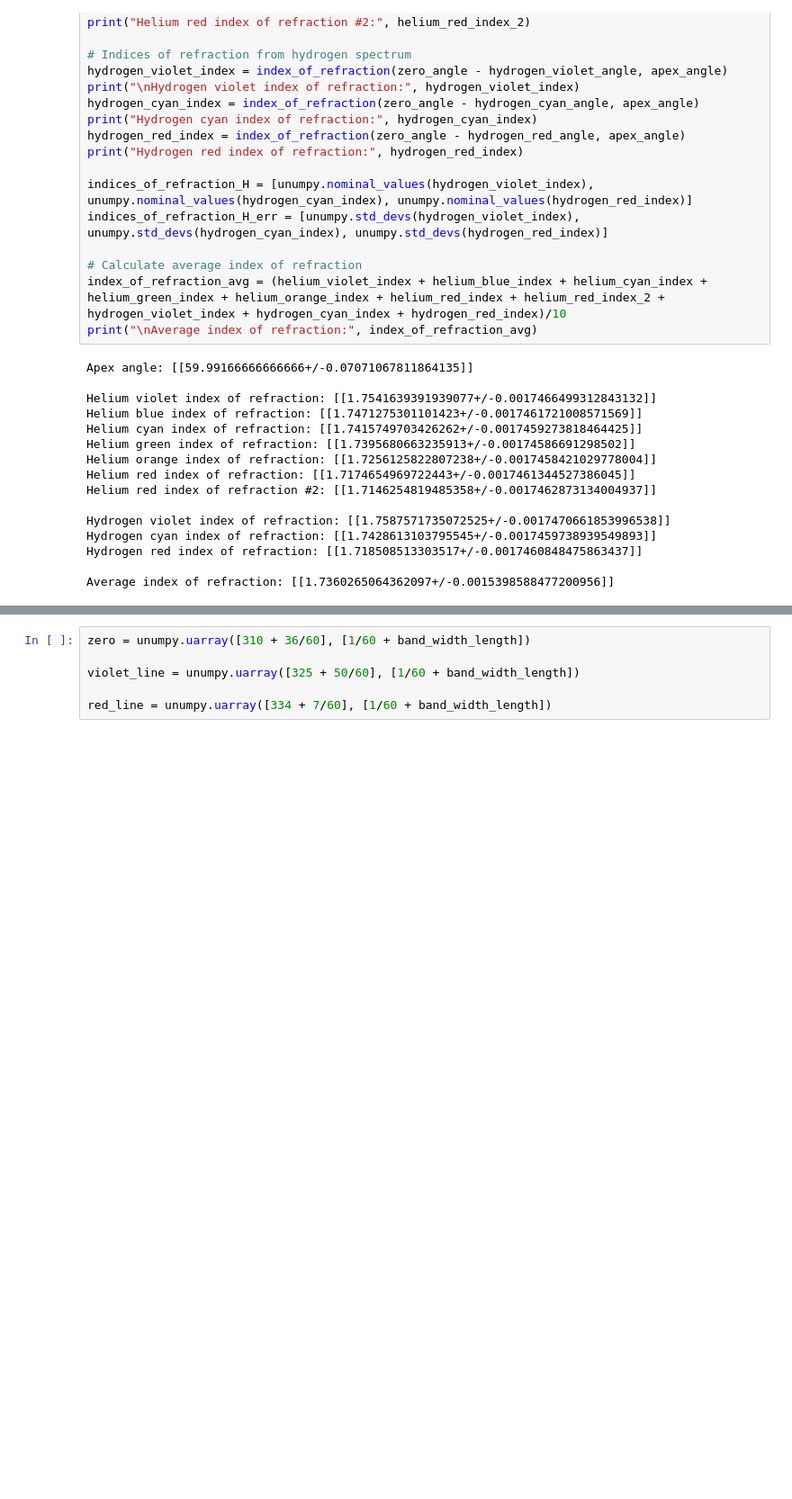
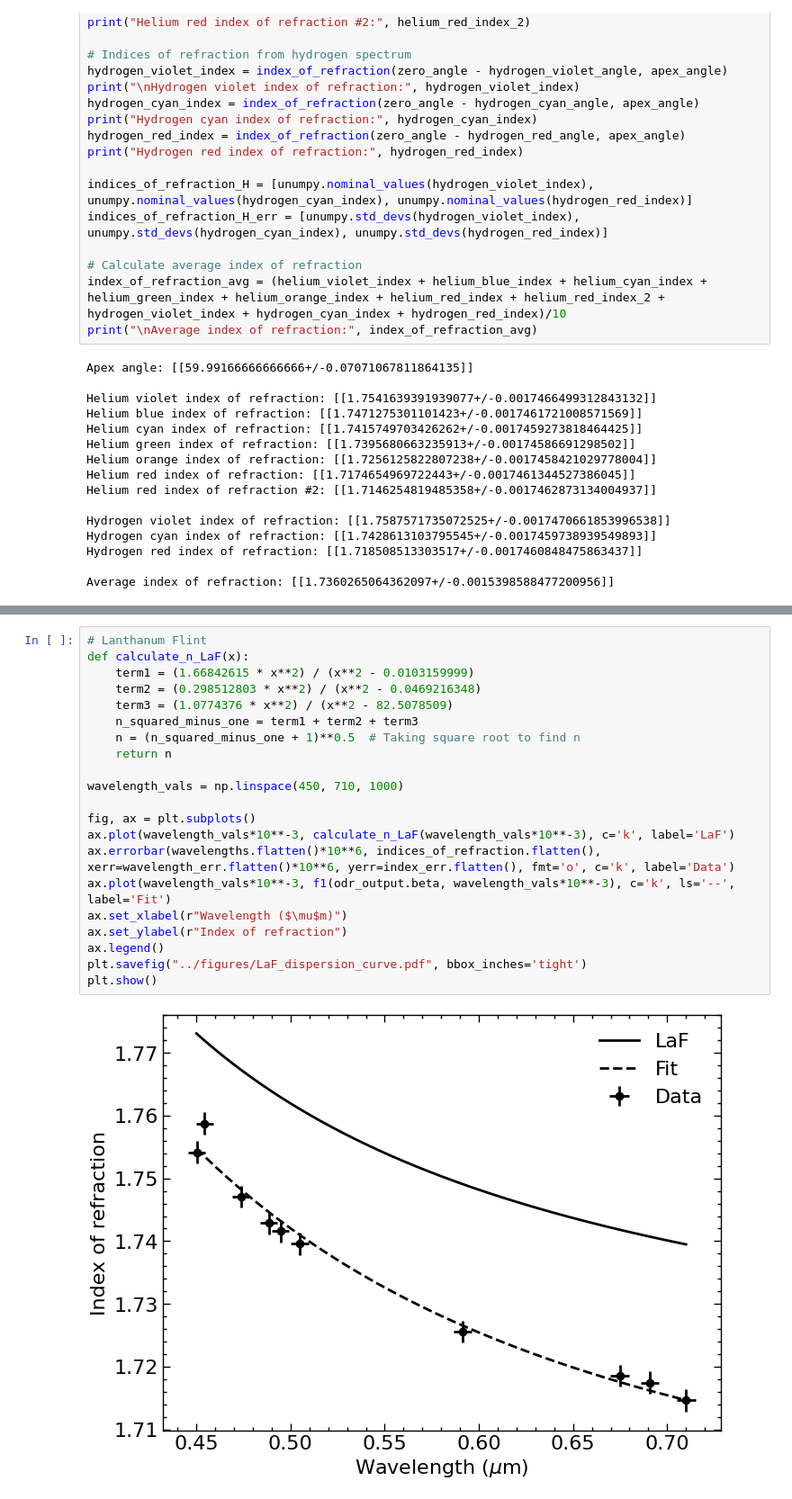
Before and after one commit to wmallah/OpticsLab, a Jupyter notebook: dispersion_curve_experiment/code/data_analysis.ipynb, the cells around one changed output, grey strips where cells are left out. Shown at 90% size. Cells and saved outputs as stored; diff of their text form; blank space fills up the shorter version.

```diff
--- a/dispersion_curve_experiment/code/data_analysis.ipynb
+++ b/dispersion_curve_experiment/code/data_analysis.ipynb
@@ -643,6 +646,23 @@ R^2 value: 0.9821053259271835
-# %%
-zero = unumpy.uarray([310 + 36/60], [1/60 + band_width_length])
-
-violet_line = unumpy.uarray([325 + 50/60], [1/60 + band_width_length])
-
-red_line = unumpy.uarray([334 + 7/60], [1/60 + band_width_length])
+# %%
+# Lanthanum Flint
+def calculate_n_LaF(x):
+    term1 = (1.66842615 * x**2) / (x**2 - 0.0103159999)
+    term2 = (0.298512803 * x**2) / (x**2 - 0.0469216348)
+    term3 = (1.0774376 * x**2) / (x**2 - 82.5078509)
+    n_squared_minus_one = term1 + term2 + term3
+    n = (n_squared_minus_one + 1)**0.5  # Taking square root to find n
+    return n
+
+wavelength_vals = np.linspace(450, 710, 1000)
+
+fig, ax = plt.subplots()
+ax.plot(wavelength_vals*10**-3, calculate_n_LaF(wavelength_vals*10**-3), c='k', label='LaF')
+ax.errorbar(wavelengths.flatten()*10**6, indices_of_refraction.flatten(), xerr=wavelength_err.flatten()*10**6, yerr=index_err.flatten(), fmt='o', c='k', label='Data')
+ax.plot(wavelength_vals*10**-3, f1(odr_output.beta, wavelength_vals*10**-3), c='k', ls='--', label='Fit')
+ax.set_xlabel(r"Wavelength ($\mu$m)")
+ax.set_ylabel(r"Index of refraction")
+ax.legend()
+plt.savefig("../figures/LaF_dispersion_curve.pdf", bbox_inches='tight')
+plt.show()
+# %% [output]
+[figure, added]
```
Also changed, not shown: parts of 5 cells of this notebook, 8 other files.
